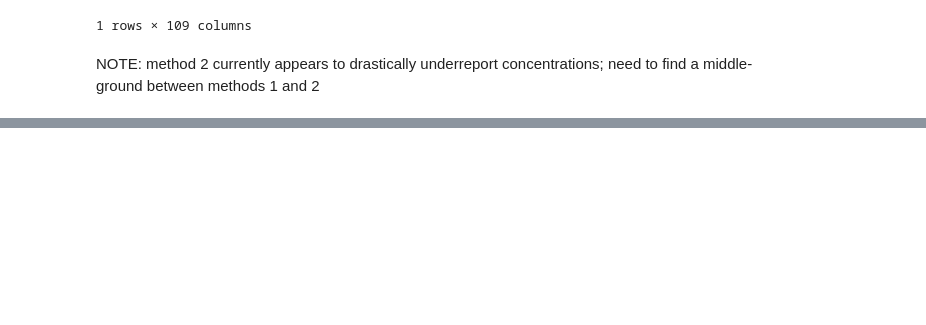
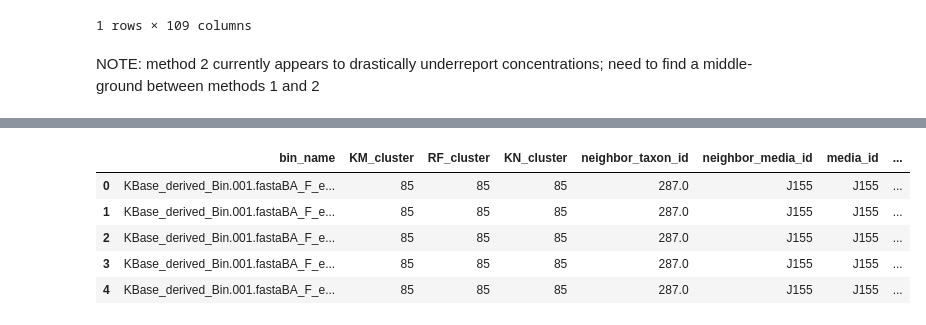
Before and after one commit to giovannellilab/media-prediction, a Jupyter notebook: notebooks/07-Concentration-Mapping.ipynb, the cells around one changed output, grey strips where cells are left out. Cells and saved outputs as stored; diff of their text form; code cells hidden in the pictures; blank space fills up the shorter version.

Commit message:
Add several methods of concentration mapping

```diff
--- a/notebooks/07-Concentration-Mapping.ipynb
+++ b/notebooks/07-Concentration-Mapping.ipynb
@@ -331,0 +345,14 @@ NOTE: method 2 currently appears to drastically underreport concentrations; need
+# %%
+ml_output = pd.read_csv(os.path.join(DATA_DIR, "model", "ml-model-output.csv"))
+
+#df = ml_output.drop(ml_output.columns[0:32], axis=1)
+df = ml_output[["taxon_id", "Test Cluster", "RF Classify", "KNN Classify", "neighbor_taxon_id", "neighbor_media_id"]]
+df = df.rename(columns={
+    "taxon_id": "bin_name",
+    "Test Cluster": "KM_cluster",
+    "RF Classify": "RF_cluster",
+    "KNN Classify": "KN_cluster"
+    #"neighbor_media_id": "media_id"
+})
+
+df.head()
@@ -331,0 +366,25 @@ NOTE: method 2 currently appears to drastically underreport concentrations; need
+# %%
+media_info = pd.read_csv(os.path.join(DATA_DIR, "mediadive", "mediadive-complete.csv"))
+
+# Explode on the components
+media_exploded = media_info.explode(['components', 'component_ids', 'component_gL'])
+media_exploded.reset_index(drop=True, inplace=True)
+#media_exploded.to_csv(os.path.join(DATA_DIR, "mediadive", "mediadive-complete-explo.csv"), index=False)
+
+# Format dataframe for collaborative filtering
+md_df = pd.read_csv(os.path.join(DATA_DIR, "mediadive", "mediadive-complete-explo.csv"))
+md_df = md_df[["media_id", "components", "component_ids", "component_gL"]]
+
+# Aggregate concentrations (component_gL) by summing duplicate component_ids for each media (occurs when multiple solutions w/ same ingredient)
+#md_grouped = md_df.groupby(['media_id', 'component_ids'], as_index=False).agg({'component_gL': 'sum'})
+
+# Merge with the neighbor data
+merged = df.merge(md_df, left_on='neighbor_media_id', right_on='media_id', how='left') #or md_grouped rather than md_df
+merged.head()
+# %% [output]
+|  | bin_name | KM_cluster | RF_cluster | KN_cluster | neighbor_taxon_id | neighbor_media_id | media_id | ... |
+| 0 | KBase_derived_Bin.001.fastaBA_F_e... | 85 | 85 | 85 | 287.0 | J155 | J155 | ... |
+| 1 | KBase_derived_Bin.001.fastaBA_F_e... | 85 | 85 | 85 | 287.0 | J155 | J155 | ... |
+| 2 | KBase_derived_Bin.001.fastaBA_F_e... | 85 | 85 | 85 | 287.0 | J155 | J155 | ... |
+| 3 | KBase_derived_Bin.001.fastaBA_F_e... | 85 | 85 | 85 | 287.0 | J155 | J155 | ... |
+| 4 | KBase_derived_Bin.001.fastaBA_F_e... | 85 | 85 | 85 | 287.0 | J155 | J155 | ... |
```
Also changed, not shown: parts of 10 cells of this notebook.
